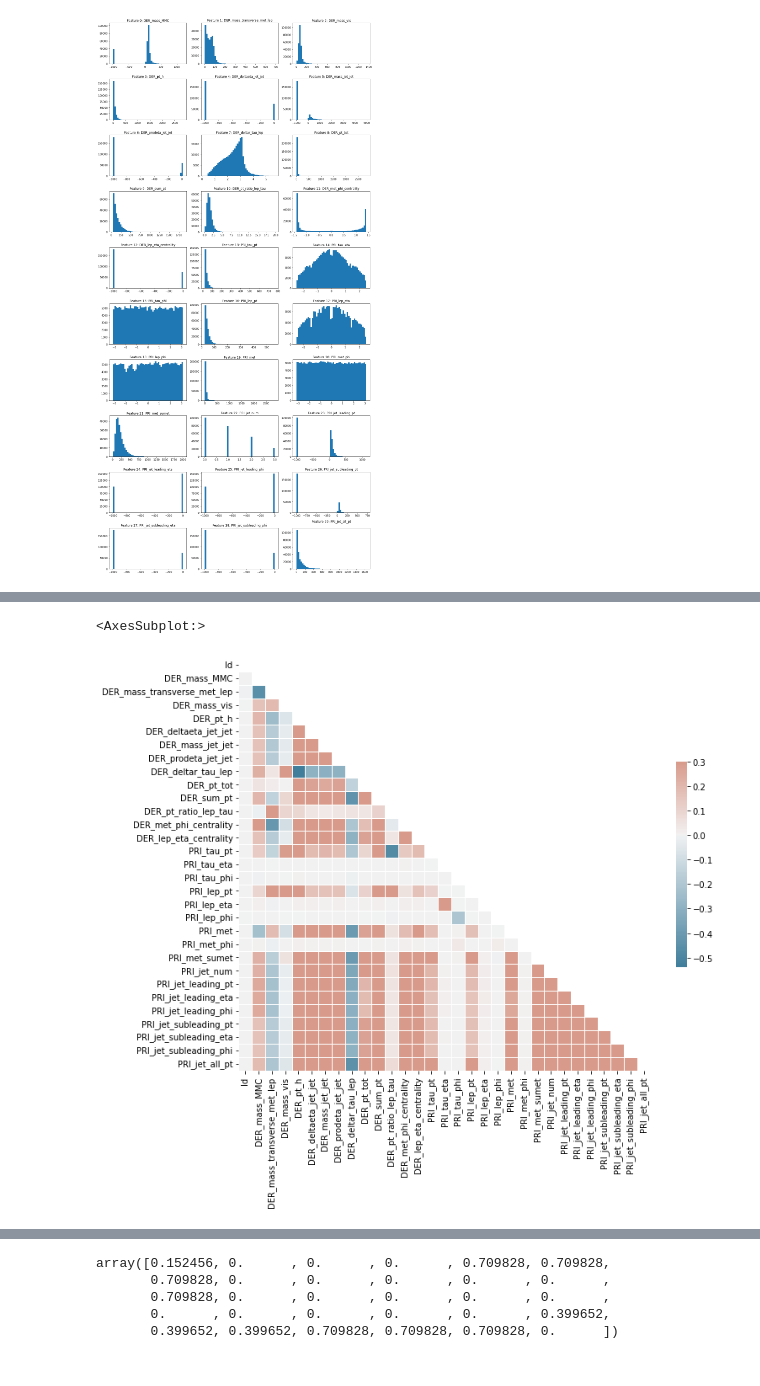
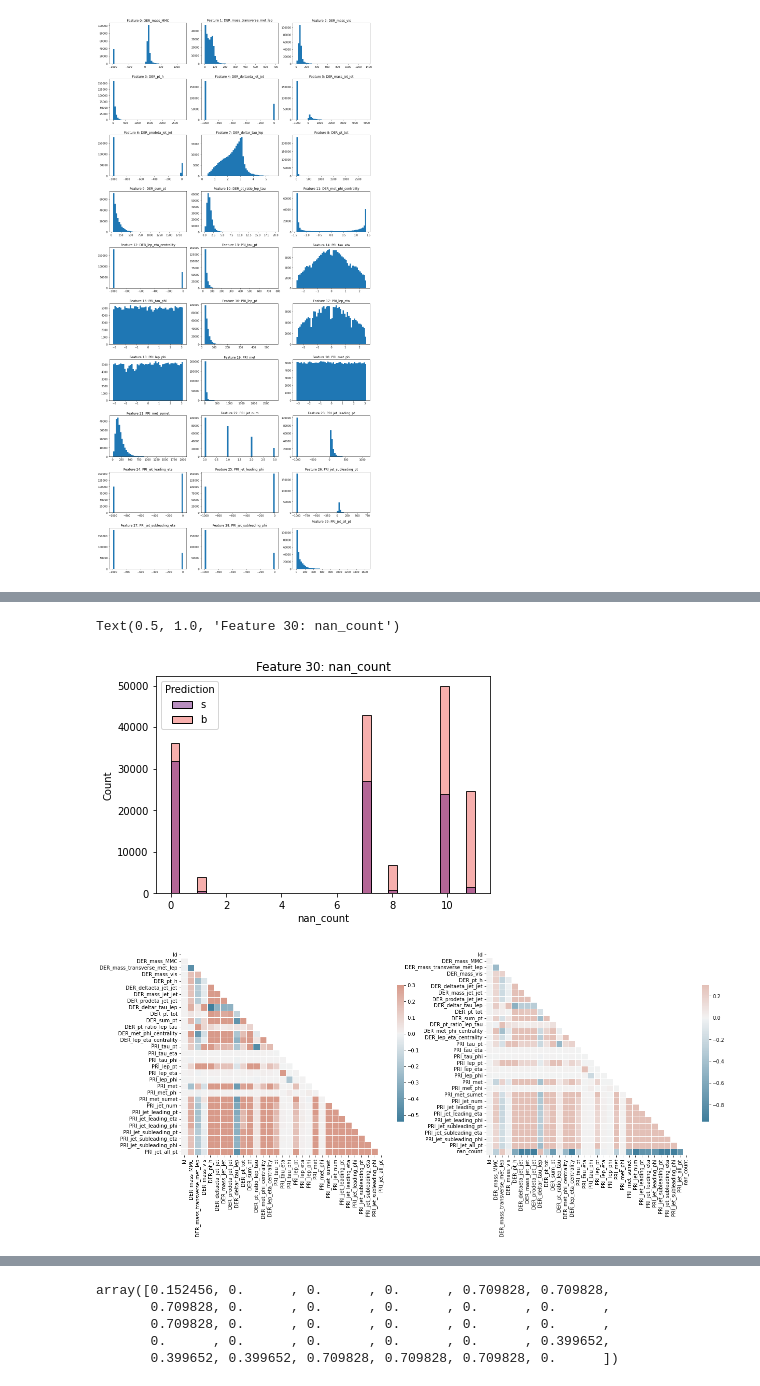
Before and after one commit to mismayil/higgs-boson, a Jupyter notebook: notebooks/exploration.ipynb, the cells around one changed output, grey strips where cells are left out. Drawn from its saved outputs; the diff is of its cells as text; code cells hidden in the pictures.

```diff
--- a/notebooks/exploration.ipynb
+++ b/notebooks/exploration.ipynb
@@ -11,8 +16,7 @@ import seaborn as sns
 The autoreload extension is already loaded. To reload it, use:
   %reload_ext autoreload
 # %%
-from proj1_helpers import *
-DATA_TRAIN_PATH = 'data/train.csv' # TODO: download train data and supply path here
+DATA_TRAIN_PATH = '../data/train.csv' # TODO: download train data and supply path here
 y, tX, ids = load_csv_data(DATA_TRAIN_PATH)
 
 with open(DATA_TRAIN_PATH) as f:
@@ -53,0 +82,3 @@ seaborn_plot_features(df)
+# %%
+df_aug = df.copy()
+df_aug["nan_count"] = [row.value_counts().get(-999.0, 0) for _, row in df_aug.iterrows()]
@@ -54,10 +95,21 @@ seaborn_plot_features(df)
+# %%
+sns.histplot(data=df_aug, hue='Prediction', x="nan_count", palette="magma", multiple="layer").set_title("Feature {}: {}".format(30, "nan_count"))
+# %% [output]
+Text(0.5, 1.0, 'Feature 30: nan_count')
+[figure, added]
 # %%
-corr = df.corr()
-mask = np.triu(np.ones_like(corr, dtype=bool))
-f, ax = plt.subplots(figsize=(11, 9))
-cmap = sns.diverging_palette(230, 20, as_cmap=True)
-sns.heatmap(corr, mask=mask, cmap=cmap, vmax=.3, center=0,
-            square=True, linewidths=.5, cbar_kws={"shrink": .5})
+def plot_corr_matrix(df):
+    corr = df.corr()
+    mask = np.triu(np.ones_like(corr, dtype=bool))
+    cmap = sns.diverging_palette(230, 20, as_cmap=True)
+    sns.heatmap(corr, mask=mask, cmap=cmap, vmax=.3, center=0,
+                square=True, linewidths=.5, cbar_kws={"shrink": .5})
+    plt.plot()
+
+f, a = plt.subplots(1, 2, figsize=(20, 10))
+plt.subplot(121)
+plot_corr_matrix(df)
+plt.subplot(122)
+plot_corr_matrix(df_aug)
 # %% [output]
-<AxesSubplot:>
-[figure, old version]
+[figure, new version]
```
Also changed, not shown: parts of 15 cells of this notebook, 1 other file.
